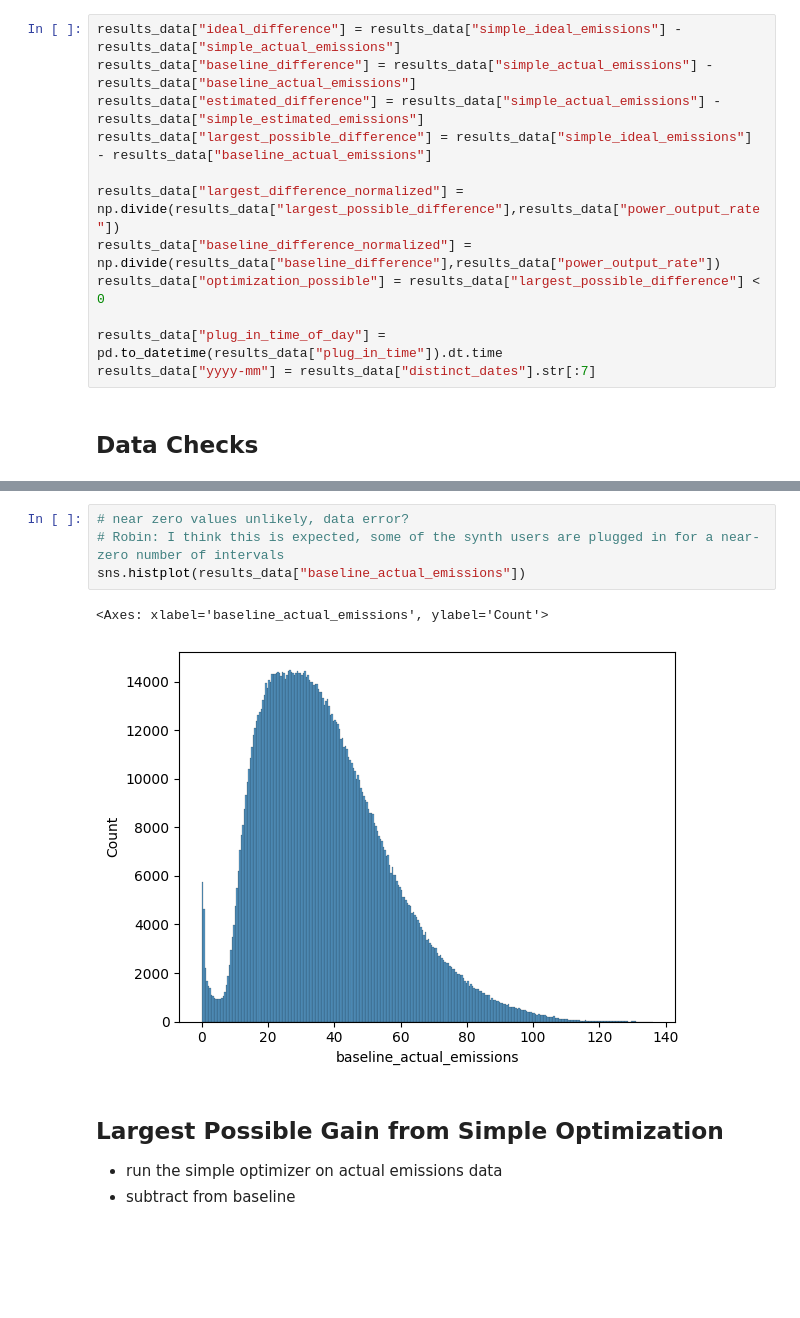
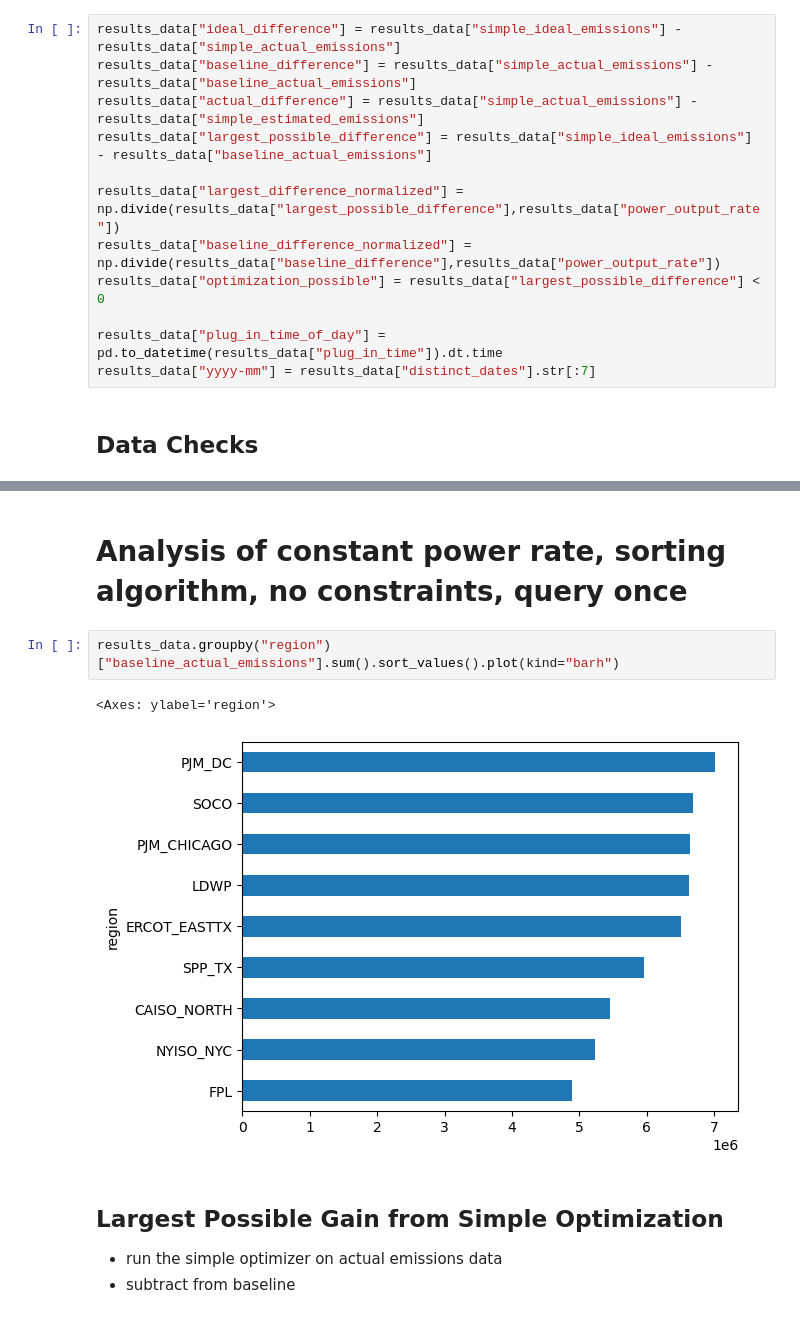
Before and after one commit to WattTime/watttime-python-client, a Jupyter notebook: evaluation/analysis/midway_checkin_results.ipynb, the cells around one changed output, grey strips where cells are left out. Saved outputs shown, nothing was run; the diff lists cells and outputs as text; blank space fills up the shorter version.

Commit message:
added caiso north day results

```diff
--- a/evaluation/analysis/moer_synth_data_results_163k_20240730.ipynb
+++ b/evaluation/analysis/midway_checkin_results.ipynb
@@ -52,7 +66,7 @@ NYISO_NYC
 # %%
 results_data["ideal_difference"] = results_data["simple_ideal_emissions"] - results_data["simple_actual_emissions"]
 results_data["baseline_difference"] = results_data["simple_actual_emissions"] - results_data["baseline_actual_emissions"]
-results_data["estimated_difference"] = results_data["simple_actual_emissions"] - results_data["simple_estimated_emissions"]
+results_data["actual_difference"] = results_data["simple_actual_emissions"] - results_data["simple_estimated_emissions"]
 results_data["largest_possible_difference"] = results_data["simple_ideal_emissions"] - results_data["baseline_actual_emissions"]
 
 results_data["largest_difference_normalized"] = np.divide(results_data["largest_possible_difference"],results_data["power_output_rate"])
@@ -83,13 +95,13 @@ g.map_offdiag(sns.scatterplot)
 # %% [output]
 <seaborn.axisgrid.PairGrid at 0x...>
 [figure]
-# %%
-# near zero values unlikely, data error?
-# Robin: I think this is expected, some of the synth users are plugged in for a near-zero number of intervals
-sns.histplot(results_data["baseline_actual_emissions"])
-# %% [output]
-<Axes: xlabel='baseline_actual_emissions', ylabel='Count'>
-[figure, removed]
+# %% [markdown]
+# Analysis of constant power rate, sorting algorithm, no constraints, query once
+# %%
+results_data.groupby("region")["baseline_actual_emissions"].sum().sort_values().plot(kind="barh")
+# %% [output]
+<Axes: ylabel='region'>
+[figure, added]
 # %% [markdown]
 ## Largest Possible Gain from Simple Optimization
 - run the simple optimizer on actual emissions data
```
Also changed, not shown: parts of 15 cells of this notebook, 3 other files.
